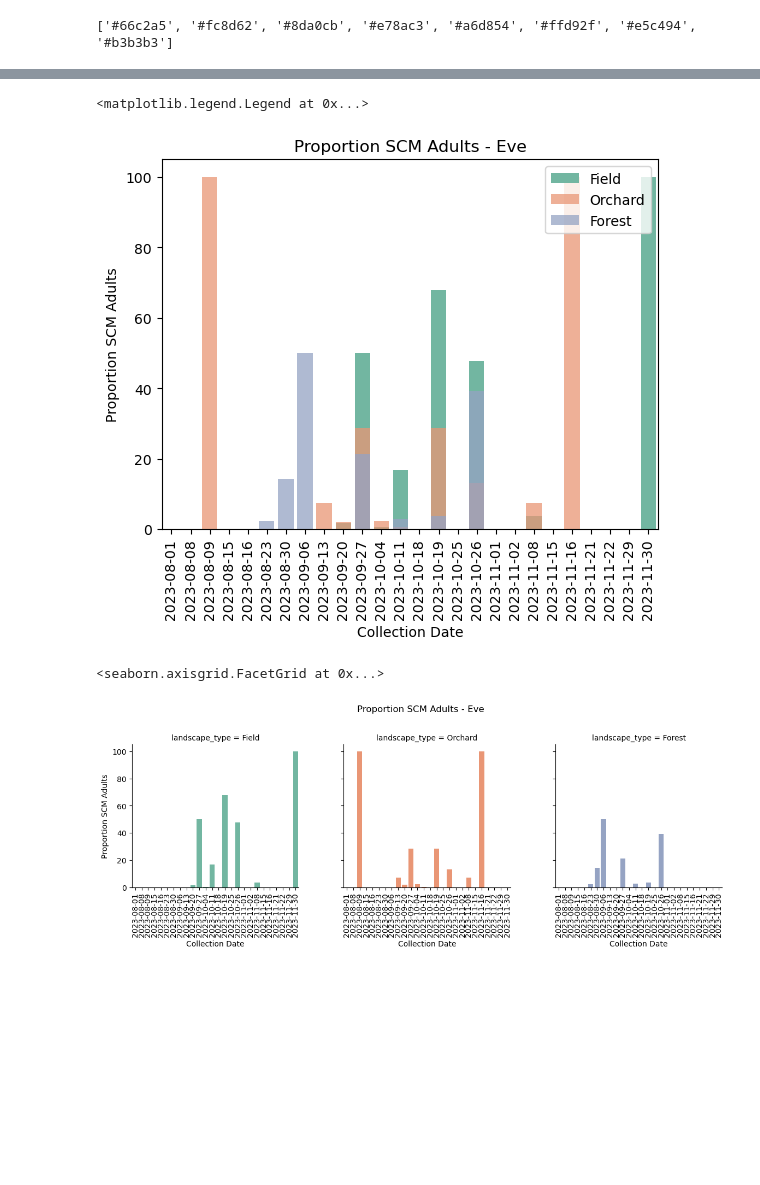
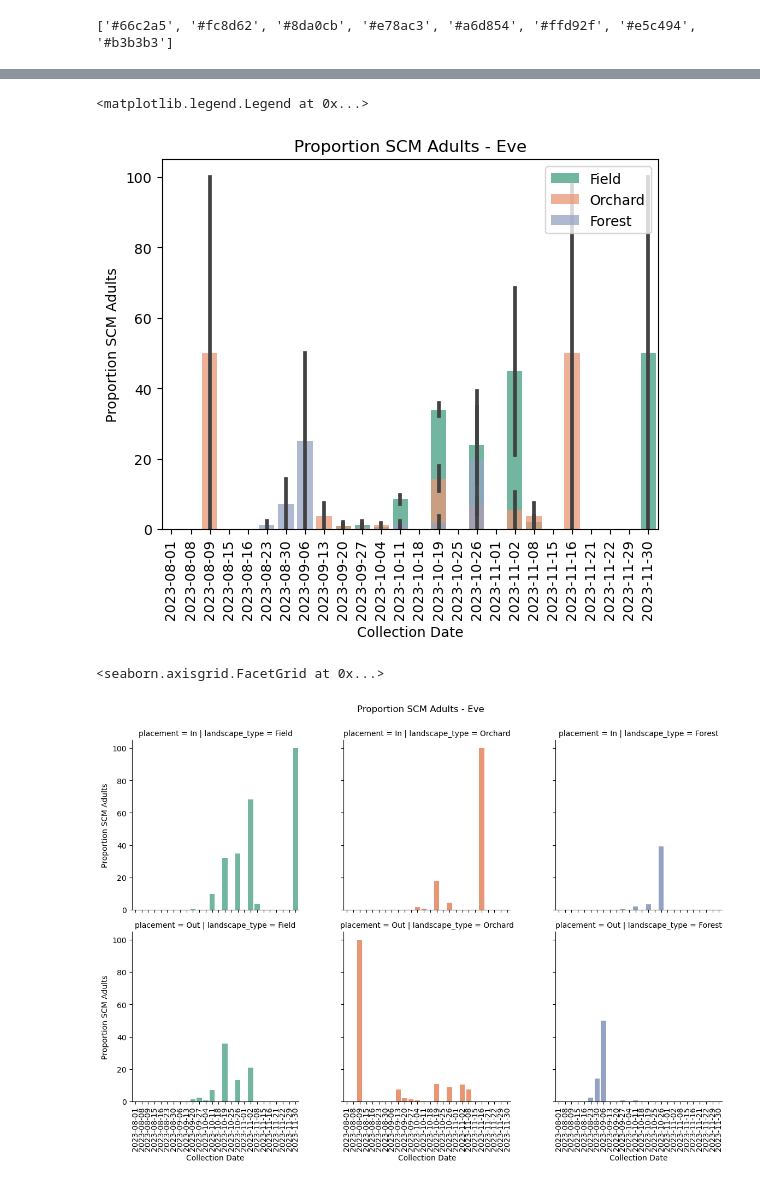
Before and after one commit to chloecho31/cornell, a Jupyter notebook: SCM/2023/scm_overwintering.ipynb, the cells around one changed output, grey strips where cells are left out. Cells and saved outputs as stored; diff of their text form; code cells hidden in the pictures; blank space fills up the shorter version.

```diff
--- a/SCM/2023/scm_overwintering.ipynb
+++ b/SCM/2023/scm_overwintering.ipynb
@@ -109,7 +121,7 @@ df
 # %%
 df = df.groupby(level=0).apply(lambda x:100 * x / float(x.sum()))
 df = df.reset_index(level=1, drop=True).reset_index()
-df['collection_date'] = df['collection_date'].dt.date
-df['collection_date'] = df['collection_date'].astype('category')
+df['date'] = df['date'].dt.date
+df['date'] = df['date'].astype('category')
 df
 # %% [output]
@@ -133,9 +145,9 @@ print(sns.color_palette("Set2").as_hex())
 # %%
 plt.subplots()
 
-ax=sns.barplot(df.loc[(df['farm'] == 'Kirby') & (df['landscape_type'] == 'Field')], x="collection_date", y='total_scm', color='#66c2a5', alpha=1, label='Field')
-ax=sns.barplot(df.loc[(df['farm'] == 'Kirby') & (df['landscape_type'] == 'Orchard')], x="collection_date", y='total_scm', color='#fc8d62', alpha=0.75, label='Orchard')
-ax=sns.barplot(df.loc[(df['farm'] == 'Kirby') & (df['landscape_type'] == 'Forest')], x="collection_date", y='total_scm', color='#8da0cb', alpha=0.75, label='Forest')
+ax=sns.barplot(df.loc[(df['farm'] == 'Kirby') & (df['landscape_type'] == 'Field')], x="date", y='total_scm', color='#66c2a5', alpha=1, label='Field')
+ax=sns.barplot(df.loc[(df['farm'] == 'Kirby') & (df['landscape_type'] == 'Orchard')], x="date", y='total_scm', color='#fc8d62', alpha=0.75, label='Orchard')
+ax=sns.barplot(df.loc[(df['farm'] == 'Kirby') & (df['landscape_type'] == 'Forest')], x="date", y='total_scm', color='#8da0cb', alpha=0.75, label='Forest')
 
 plt.xticks(rotation = 90)
 
@@ -149,12 +161,12 @@ plt.legend(loc='upper right')
 # %%
-g = sns.FacetGrid(df.loc[(df['farm'] == 'Kirby')], col="landscape_type", height=4, aspect=1, hue='landscape_type', hue_order=["Field", "Orchard", "Forest"], palette='Set2')
-g.map(sns.barplot, "collection_date", "total_scm", hue_order=["Field", "Orchard", "Forest"])
+g = sns.FacetGrid(df.loc[(df['farm'] == 'Kirby')], row='placement', col="landscape_type", height=4, aspect=1, hue='landscape_type', hue_order=["Field", "Orchard", "Forest"], palette='Set2')
+g.map(sns.barplot, "date", "total_scm", hue_order=["Field", "Orchard", "Forest"])
 
 for ax in g.axes.flat:
     for label in ax.get_xticklabels():
         label.set_rotation(90)
 
-g.fig.subplots_adjust(top=0.8)
+g.fig.subplots_adjust(top=0.9)
 g.fig.suptitle('Proportion SCM Adults - Kirby')
 g.set_axis_labels("Collection Date", "Proportion SCM Adults")
 # %% [output]
@@ -163,9 +175,9 @@ g.set_axis_labels("Collection Date", "Proportion SCM Adults")
 # %%
 plt.subplots()
 
-ax=sns.barplot(df.loc[(df['farm'] == 'Eve') & (df['landscape_type'] == 'Field')], x="collection_date", y='total_scm', color='#66c2a5', alpha=1, label='Field')
-ax=sns.barplot(df.loc[(df['farm'] == 'Eve') & (df['landscape_type'] == 'Orchard')], x="collection_date", y='total_scm', color='#fc8d62', alpha=0.75, label='Orchard')
-ax=sns.barplot(df.loc[(df['farm'] == 'Eve') & (df['landscape_type'] == 'Forest')], x="collection_date", y='total_scm', color='#8da0cb', alpha=0.75, label='Forest')
+ax=sns.barplot(df.loc[(df['farm'] == 'Eve') & (df['landscape_type'] == 'Field')], x="date", y='total_scm', color='#66c2a5', alpha=1, label='Field')
+ax=sns.barplot(df.loc[(df['farm'] == 'Eve') & (df['landscape_type'] == 'Orchard')], x="date", y='total_scm', color='#fc8d62', alpha=0.75, label='Orchard')
+ax=sns.barplot(df.loc[(df['farm'] == 'Eve') & (df['landscape_type'] == 'Forest')], x="date", y='total_scm', color='#8da0cb', alpha=0.75, label='Forest')
 
 plt.xticks(rotation = 90)
 
@@ -175,18 +187,18 @@ plt.ylabel("Proportion SCM Adults")
 plt.legend(loc='upper right')
 # %% [output]
 <matplotlib.legend.Legend at 0x...>
-[figure, old version]
+[figure, new version]
 # %%
-g = sns.FacetGrid(df.loc[(df['farm'] == 'Eve')], col="landscape_type", height=4, aspect=1, hue='landscape_type', col_order=["Field", "Orchard", "Forest"], hue_order=["Field", "Orchard", "Forest"], palette='Set2')
-g.map(sns.barplot, "collection_date", "total_scm", hue_order=["Field", "Orchard", "Forest"])
+g = sns.FacetGrid(df.loc[(df['farm'] == 'Eve')], row = 'placement', col="landscape_type", height=4, aspect=1, hue='landscape_type', col_order=["Field", "Orchard", "Forest"], hue_order=["Field", "Orchard", "Forest"], palette='Set2')
+g.map(sns.barplot, "date", "total_scm", hue_order=["Field", "Orchard", "Forest"])
 
 for ax in g.axes.flat:
     for label in ax.get_xticklabels():
         label.set_rotation(90)
 
-g.fig.subplots_adjust(top=0.8)
+g.fig.subplots_adjust(top=0.9)
 g.fig.suptitle('Proportion SCM Adults - Eve')
 g.set_axis_labels("Collection Date", "Proportion SCM Adults")
 # %% [output]
 <seaborn.axisgrid.FacetGrid at 0x...>
-[figure, old version]
+[figure, new version]
```
Also changed, not shown: parts of 9 cells of this notebook, 6 other files.
